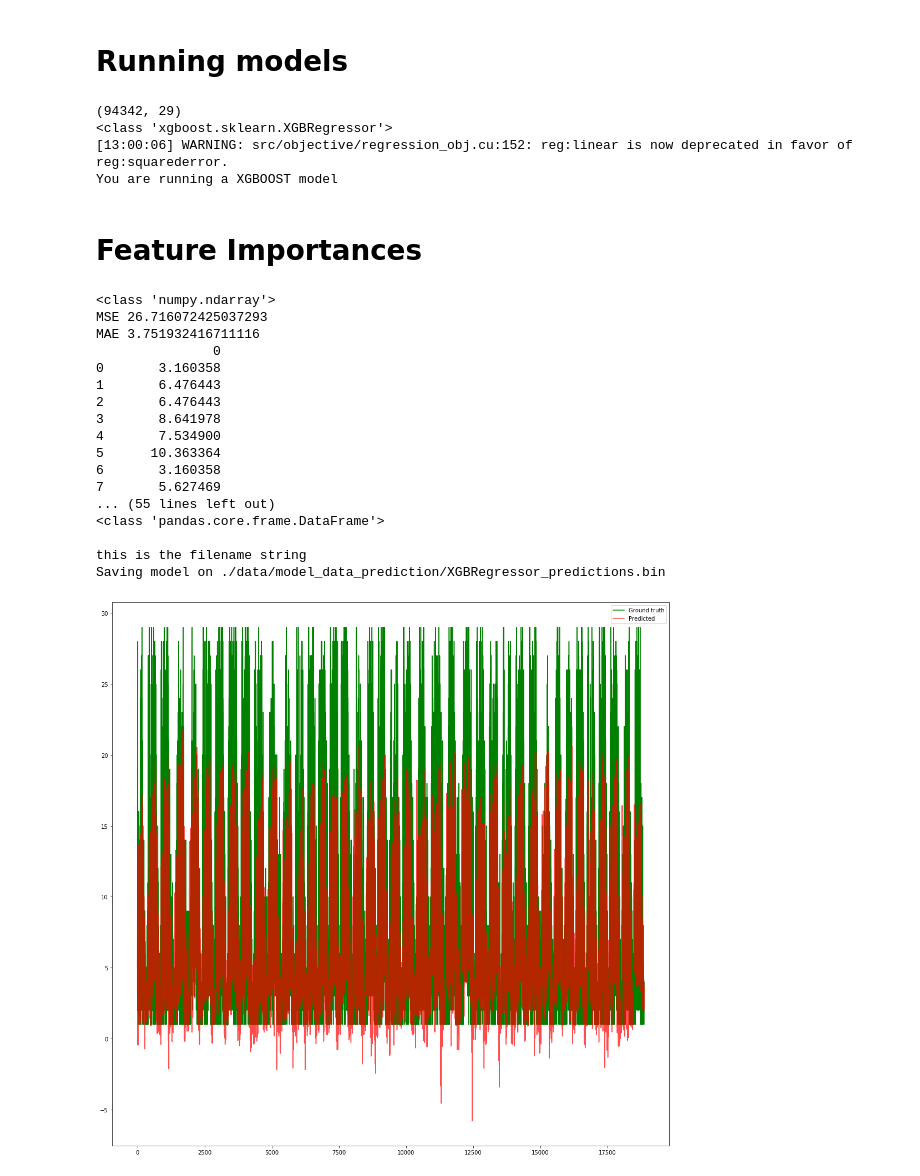
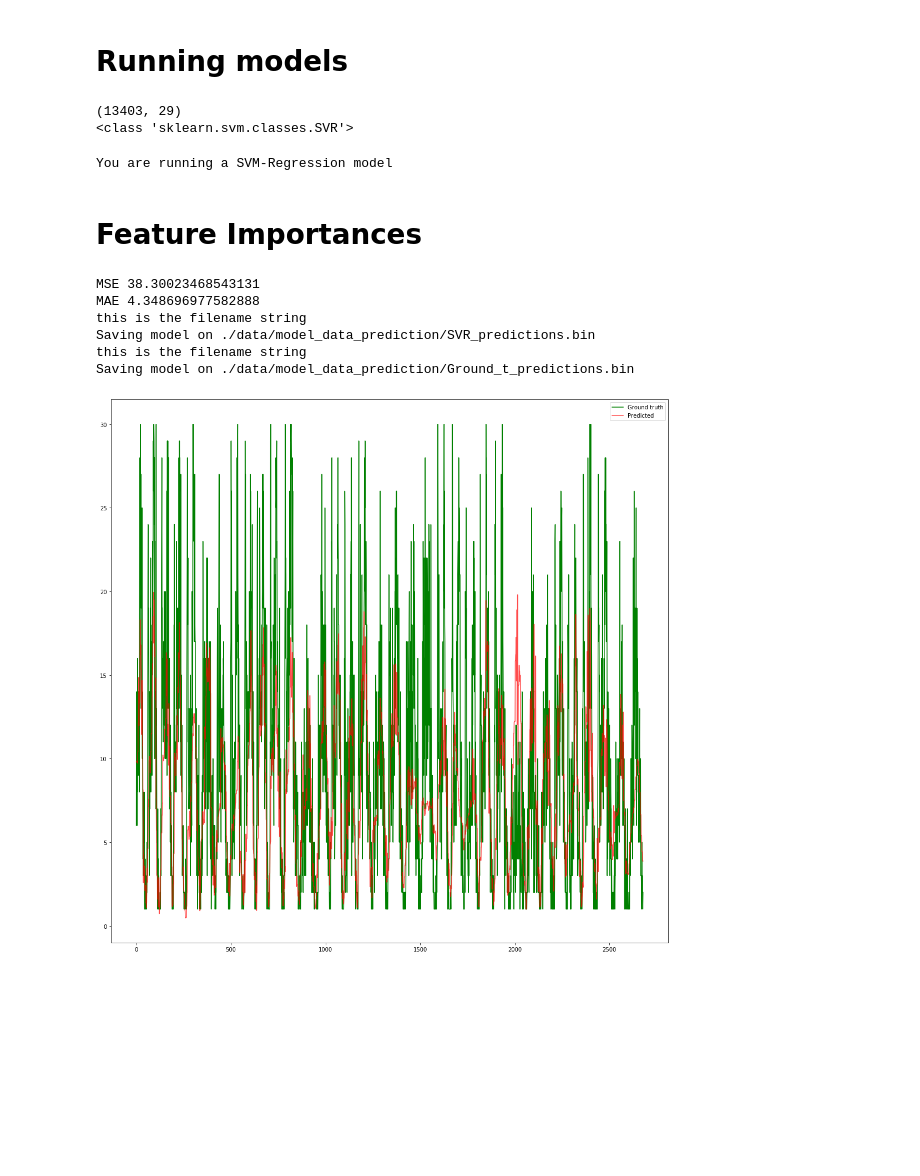
Before and after one commit to vandenbroucke/BRUBIKE, a Jupyter notebook: Predicting_Traffic_Different_models.ipynb, the cells around one changed output. Saved outputs shown, nothing was run; the diff lists cells and outputs as text; code cells hidden in the pictures; blank space fills up the shorter version.

```diff
--- a/Predicting_Traffic_Different_models.ipynb
+++ b/Predicting_Traffic_Different_models.ipynb
@@ -28,6 +29,7 @@ start=dt.now()
 # %%
 def update_one_hot_data(combined_path,weather_combined_path):
     if not check_if_the_tsv_hot_file_already_has_processed_columns(weather_combined_path):
+
         df = pd.read_csv(combined_path,
                          sep='\t',
                          header=0)
@@ -64,6 +66,7 @@ def update_one_hot_data(combined_path,weather_combined_path):
                   sep='\t',
                   index=False,
                   header=True)
+        TIME_SERIES_FEATURES_ENGINEERING(weather_combined_path)
     else:
         print("File already processed.")
 
@@ -73,10 +79,21 @@ update_one_hot_data(combined_path,weather_combined_path)
 # %% [markdown]
 # Load in data with one_hot weather types
 # %%
+def select_data_from_lat_csv(data,latitude):
+
+    return data[data['latitude']==latitude]
+def obtain_latitudes_list(latitude_data):
+    return latitude_data.unique()
 weather_combined_path="./data/combined_one_hot_data.tsv"
 df = pd.read_csv(weather_combined_path,
                  sep='\t',
                  header=0)
+print(df.shape)
+lat_list=obtain_latitudes_list(df.latitude)
+df=select_data_from_lat_csv(df,lat_list[0])
+print("Selecting data for bikes station on latitude "+str(lat_list[0]))
+#print(lat_list)
+print(df.shape)
 
 #choose one station to test on
 #df=df[df['device_name']=='CB1143']
@@ -160,7 +181,7 @@ def build_normal_model():
 
     model.add(Dense(27, input_dim=27,kernel_initializer='normal', activation='relu'))
     model.add(Dense(14,activation='relu'))
-    model.add(Dense(1, activation='linear'))
+    model.add(Dense(1, activation='relu'))
     optimizer = tf.keras.optimizers.RMSprop(0.001)
     model.compile(loss='mse', optimizer=optimizer, metrics=['mse','mae'])
     model.summary()
@@ -178,9 +199,9 @@ def build_XGBOOST_reg_model():
     model = xgb.XGBRegressor(objective ='reg:linear', colsample_bytree = 0.3, learning_rate = 0.1,max_depth = 5, alpha = 10, n_estimators = 300)
     return model
 
-#normal_model = build_Random_forest_model()
-#normal_model=build_SVM_REGRESSION_model()
-normal_model=build_XGBOOST_reg_model()
+normal_model = build_Random_forest_model()
+normal_model=build_SVM_REGRESSION_model()
+#normal_model=build_XGBOOST_reg_model()
 model = normal_model
 # %% [output]
 WARNING: Logging before flag parsing goes to stderr.
@@ -286,10 +307,14 @@ def execute_Sequential_model(model,df):
         plt.rcParams['figure.figsize'] = [18, 18]
         #---SAVING PREDICTIONS DATAFRAME
         pred_df=pd.DataFrame(y_pred_scaled)
+        y_test_df=pd.DataFrame(y_test_scaled)
         print(pred_df.shape)
         print(type(pred_df.shape))
 
         save_model(pred_df,'FNN',min_value,max_value)
+        y_test_df=y_test.reset_index(inplace=False)
+        y_test_df=y_test_df.drop(columns="timestamp_from")
+        save_model(y_test_df,'Ground_t',min_value,max_value)
         #---END SAVING PREDICTIONS DATAFRAME
         l1, = plt.plot(y_test_scaled[min_value:max_value], 'g')
         l2, = plt.plot(pred_df[min_value:max_value] ,'r', alpha=0.7)
@@ -429,10 +454,9 @@ def EXECUTE_MODEL(model,df):
 #print(type(model))
 model=EXECUTE_MODEL(model,df)
 # %% [output]
-(94342, 29)
-<class 'xgboost.sklearn.XGBRegressor'>
-[13:00:06] WARNING: src/objective/regression_obj.cu:152: reg:linear is now deprecated in favor of reg:squarederror.
-You are running a XGBOOST model
+(13403, 29)
+<class 'sklearn.svm.classes.SVR'>
+You are running a SVM-Regression model
 # %% [markdown]
 # Feature Importances
 # %%
@@ -469,6 +493,9 @@ if isinstance(model,sklearn.ensemble.forest.RandomForestRegressor):
         print(pred_df)
         input()'''
         save_model(pred_df,'RandomForestRegressor',min_value,max_value)
+        y_test_df=y_test.reset_index(inplace=False)
+        y_test_df=y_test_df.drop(columns="timestamp_from")
+        save_model(y_test_df,'Ground_t',min_value,max_value)
         #---END SAVING PREDICTIONS DATAFRAME
 
         l1, = plt.plot(temp_df[min_value:max_value], 'g')
@@ -498,6 +525,9 @@ if isinstance(model,sklearn.svm.classes.SVR):
         #---SAVING PREDICTIONS DATAFRAME
         pred_df=pd.DataFrame(predictions)
         save_model(pred_df,'SVR',min_value,max_value)
+        y_test_df=y_test.reset_index(inplace=False)
+        y_test_df=y_test_df.drop(columns="timestamp_from")
+        save_model(y_test_df,'Ground_t',min_value,max_value)
         #---END SAVING PREDICTIONS DATAFRAME
         l1, = plt.plot(temp_df[min_value:max_value], 'g')
         l2, = plt.plot(pred_df[min_value:max_value], 'r', alpha=0.7)
@@ -509,51 +539,43 @@ if isinstance(model,xgboost.sklearn.XGBRegressor):
 
         predictions = model.predict(x_test)
         print(type(predictions))
 
         #print(predictions)
         # Calculate the absolute errors
         errors = abs(predictions[min_value:max_value] - y_test[min_value:max_value])
         #print(errors.shape)
         #print('Mean Absolute Error:', round(numpy.mean(errors), 2), 'bikes.')
         mse = mean_squared_error(predictions[min_value:max_value], y_test[min_value:max_value])
         mae=mean_absolute_error(predictions[min_value:max_value], y_test[min_value:max_value])
         print("MSE",mse)
         print("MAE",mae)
         plt.rcParams['figure.figsize'] = [18, 18]
         temp_df=y_test.reset_index(inplace=False)
         temp_df=temp_df.drop(columns="timestamp_from")
         #---SAVING PREDICTIONS DATAFRAME
 
         pred_df=pd.DataFrame(predictions)
         print(pred_df)
         print(type(pred_df))
-        input()
+
         save_model(pred_df,'XGBRegressor',min_value,max_value)
+        y_test_df=y_test.reset_index(inplace=False)
+        y_test_df=y_test_df.drop(columns="timestamp_from")
+        save_model(y_test_df,'Ground_t',min_value,max_value)
         #---END SAVING PREDICTIONS DATAFRAME
         l1, = plt.plot(temp_df[min_value:max_value], 'g')
         l2, = plt.plot(pred_df[min_value:max_value], 'r', alpha=0.7)
         plt.legend(['Ground truth', 'Predicted'])
         plt.show()
     evaluate_xgboost_model(x_test,y_test)
 # %% [output]
-<class 'numpy.ndarray'>
-MSE 26.716072425037293
-MAE 3.751932416711116
-               0
-0       3.160358
-1       6.476443
-2       6.476443
-3       8.641978
-4       7.534900
-5      10.363364
-6       3.160358
-7       5.627469
-... (55 lines left out)
-<class 'pandas.core.frame.DataFrame'>
-
+MSE 38.30023468543131
+MAE 4.348696977582888
 this is the filename string
-Saving model on ./data/model_data_prediction/XGBRegressor_predictions.bin
+Saving model on ./data/model_data_prediction/SVR_predictions.bin
+this is the filename string
+Saving model on ./data/model_data_prediction/Ground_t_predictions.bin
-[figure, old version]
+[figure, new version]
 # %%
  print(dt.now()-start)
 # %% [output]
```
Also changed, not shown: parts of 8 cells of this notebook, 8 other files.
